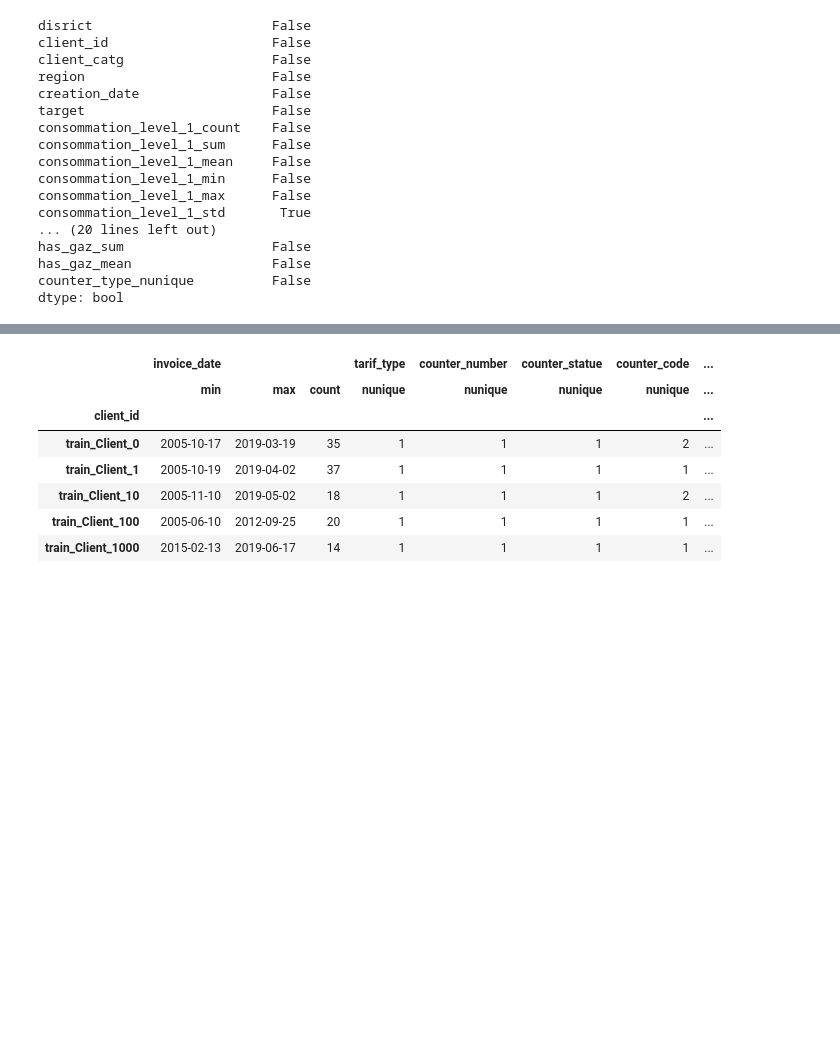
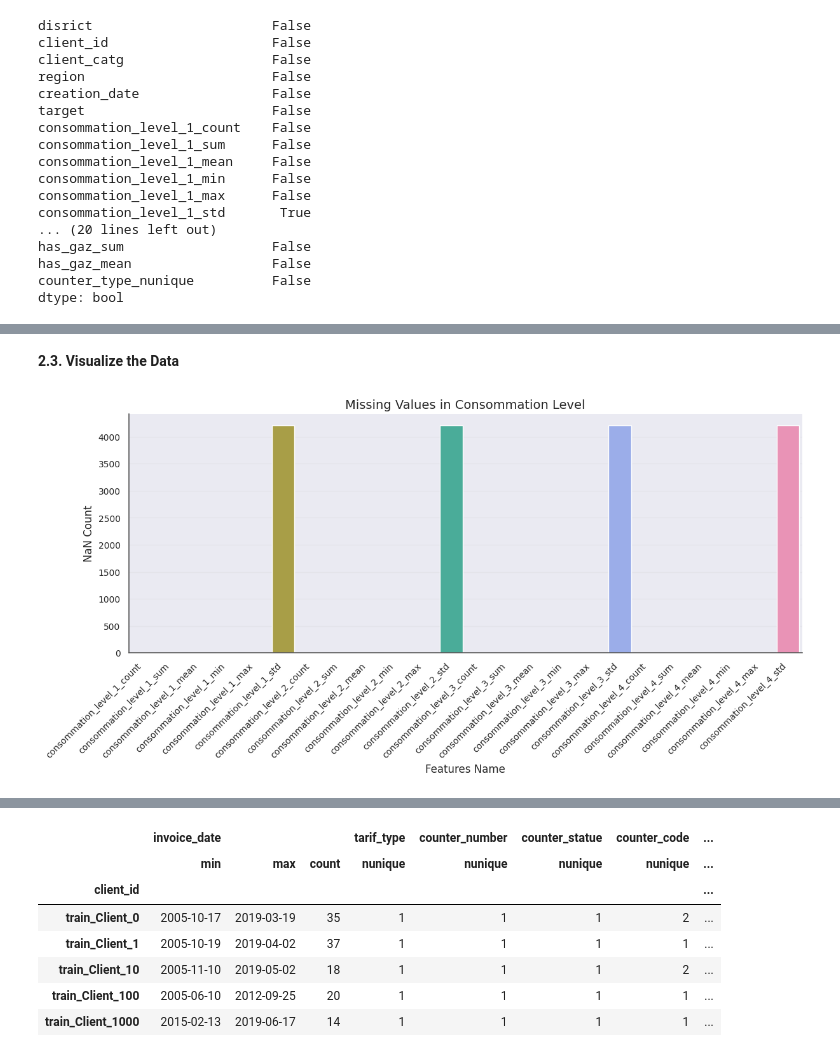
Before and after one commit to Rackkoun/ds-ml-project, a Jupyter notebook: notebooks/ml_challenge_fraud_detection_rackkoun.ipynb, the cells around one changed output, grey strips where cells are left out. Drawn from its saved outputs; the diff is of its cells as text; code cells hidden in the pictures; blank space fills up the shorter version.

```diff
--- a/notebooks/ml_challenge_fraud_detection_rackkoun.ipynb
+++ b/notebooks/ml_challenge_fraud_detection_rackkoun.ipynb
@@ -560,0 +598,19 @@ dtype: bool
+# %% [markdown]
+__2.3. Visualize the Data__
+# %%
+# looking a the consommation
+consom_cols = [col for col in train_data_df.columns if "consommation_level" in col]
+missing_data = train_data_df[consom_cols].isna().sum()
+
+sns.barplot(
+    x=missing_data.index,
+    y=missing_data.values
+)
+plt.title("Missing Values in Consommation Level")
+plt.xlabel("Features Name")
+plt.ylabel("NaN Count")
+plt.xticks(rotation=45, ha="right")
+plt.tight_layout()
+plt.show()
+# %% [output]
+[figure, added]
```
Also changed, not shown: parts of 32 cells of this notebook.
